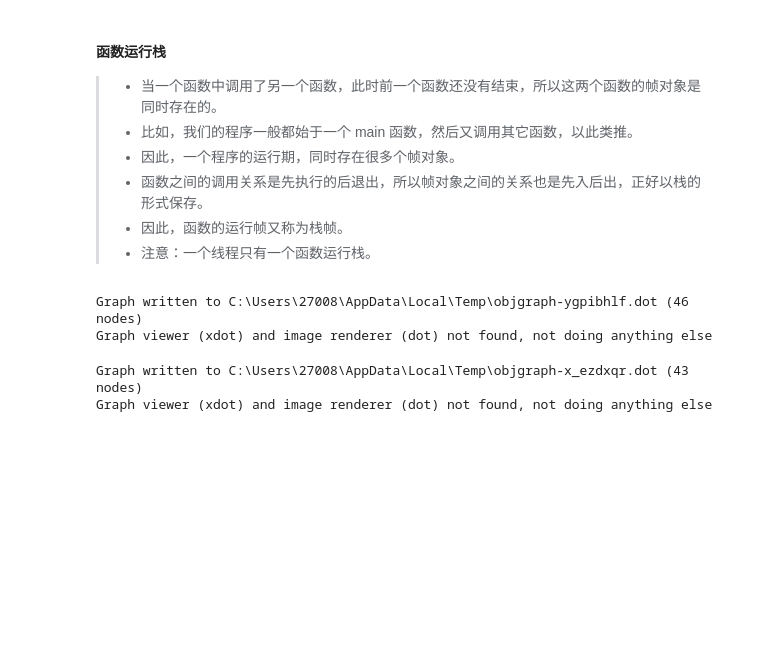
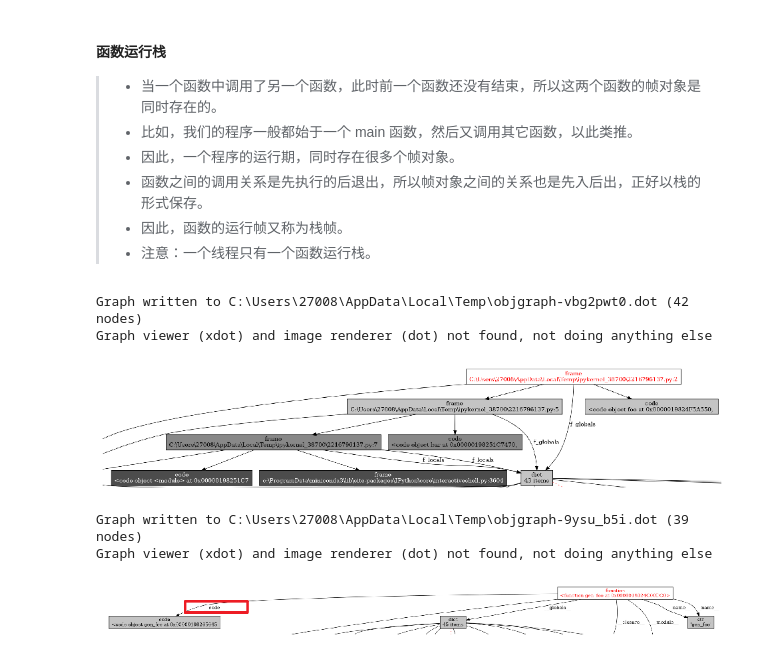
Before and after one commit to gl-up/AsyncIO, a Jupyter notebook: Sec3.ipynb, the cells around one changed output. Saved outputs shown, nothing was run; the diff lists cells and outputs as text; code cells hidden in the pictures; blank space fills up the shorter version.

```diff
--- a/Sec3.ipynb
+++ b/Sec3.ipynb
@@ -68,16 +80,18 @@ Graph viewer (xdot) and image renderer (dot) not found, not doing anything else
 # %%
 def foo():
     return inspect.currentframe()
 
 def bar():
     return foo() # 返回 foo() 的帧对象
 
 f1 = bar()
 from objgraph import show_refs
 show_refs(f1)
+show_graph("figs/call_stack.png")
 # %% [output]
-Graph written to C:\Users\27008\AppData\Local\Temp\objgraph-ygpibhlf.dot (46 nodes)
+Graph written to C:\Users\27008\AppData\Local\Temp\objgraph-vbg2pwt0.dot (42 nodes)
 Graph viewer (xdot) and image renderer (dot) not found, not doing anything else
+[figure, added]
 # %%
 #### 生成器函数
 ###### 生成器函数仍然是函数对象，当然也包括代码对象。
@@ -87,9 +101,11 @@ def gen_foo():
         yield inspect.currentframe()
 
 show_refs(gen_foo)
+show_graph("figs/generate_function.png")
 # %% [output]
-Graph written to C:\Users\27008\AppData\Local\Temp\objgraph-x_ezdxqr.dot (43 nodes)
+Graph written to C:\Users\27008\AppData\Local\Temp\objgraph-9ysu_b5i.dot (39 nodes)
 Graph viewer (xdot) and image renderer (dot) not found, not doing anything else
+[figure, added]
 # %%
 ##### 调用生成器函数不会立即运行函数代码，而是返回一个生成器对象。
 gf = gen_foo()
```
Also changed, not shown: parts of 8 cells of this notebook, 4 other files.
